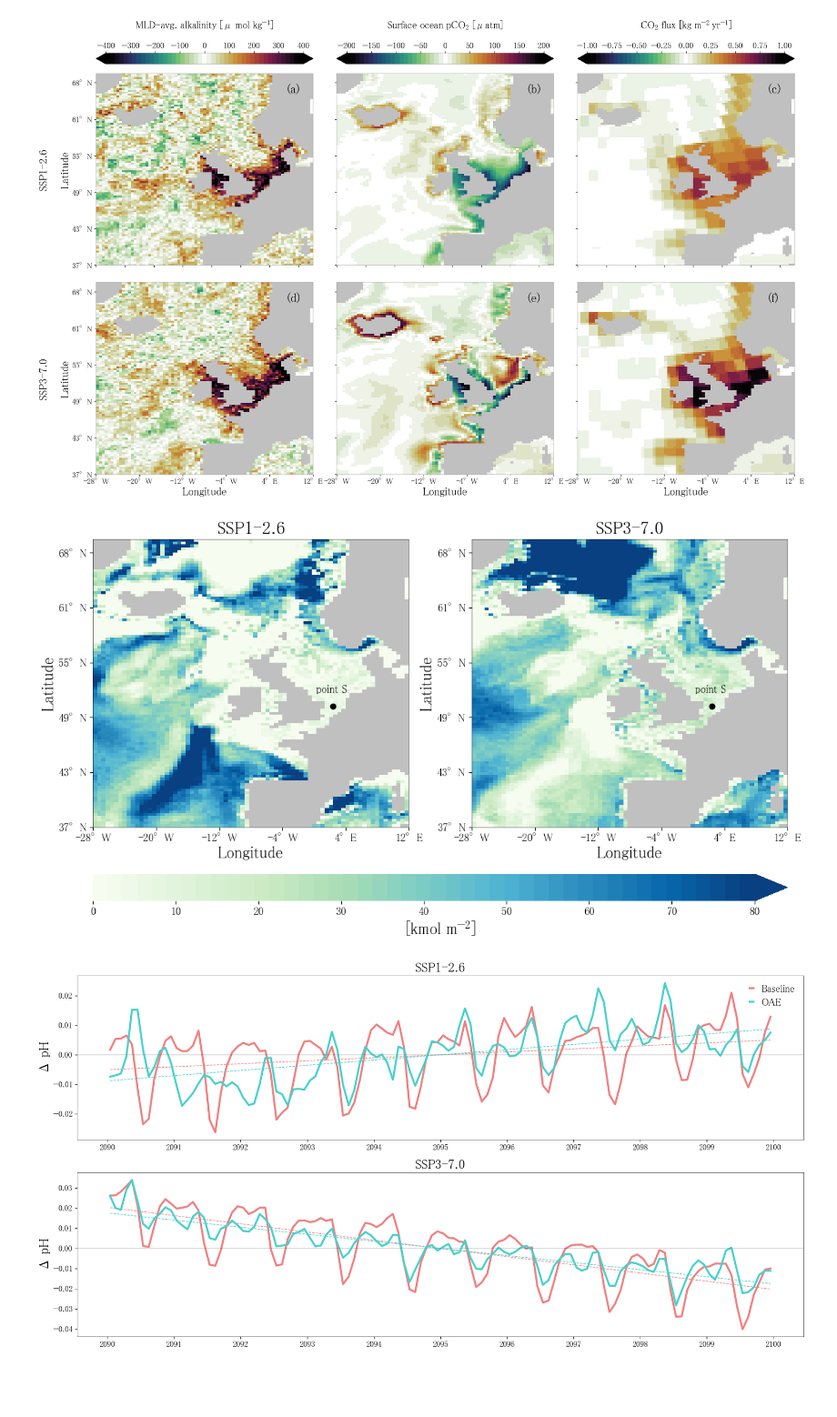
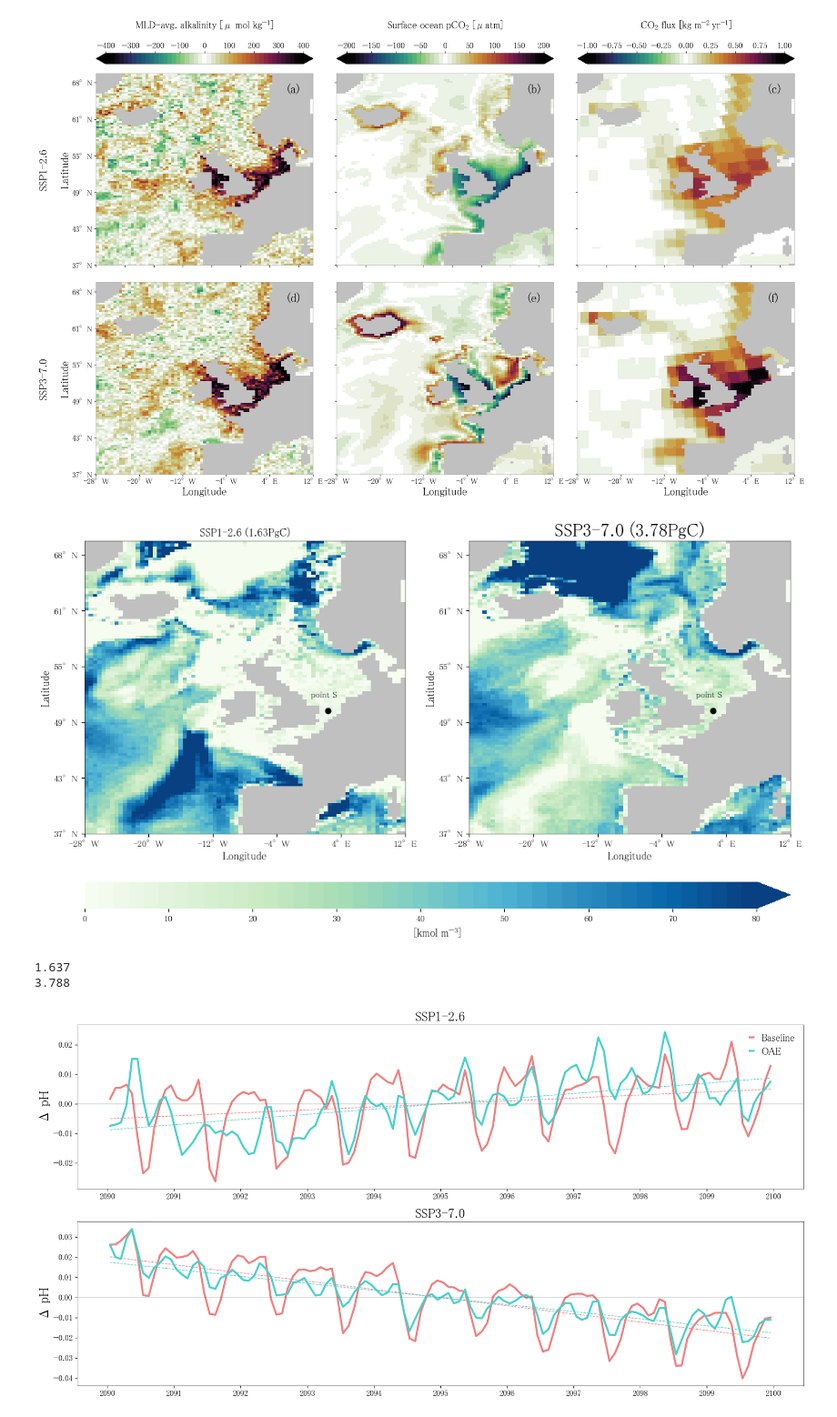
Before and after one commit to chiaraciscato/2026_ciscato_oae_seasonality, a Jupyter notebook: scripts/duplicate.ipynb, the cells around one changed output. Shown at 91% size. Cells and saved outputs as stored; diff of their text form; code cells hidden in the pictures; blank space fills up the shorter version.

```diff
--- a/scripts/duplicate.ipynb
+++ b/scripts/duplicate.ipynb
@@ -170,9 +170,10 @@ def process_scenario(var, filePath):
 
         # compute DIC integral below the mixed layer
 
-        elif var in ['DIC']:
+        elif var in ['DIC']: # umol kg-1
             mld = mld_datasets[scenario]
-            intgr = (slicing(dataset, mld, var)) * 1.025 / 1000
+                              # umol kg-1         kg m-3   mol
+            intgr = (slicing(dataset, mld, var)) * 1025 * 1e-6
             intgr = intgr.where(intgr)
             intgr = intgr.groupby('time_counter.year').mean(dim='time_counter')
 
@@ -229,10 +230,10 @@ def process_lineplot(var, filePath):
 
     return final_eu, final_point, map_amplitude, integral
 # %%
-eu_alk, ps_alk, ampl_alk, alk_integral = process_lineplot('ALK', filePath)
-eu_pco2, ps_pco2, ampl_pco2 , pco2_integral= process_lineplot('fco2', filePath)
-eu_co2flux, ps_co2flux, ampl_co2flux, co2flux_integral = process_lineplot('co2flux', filePath)
-# eu_dic, ps_dic, ampl_dic, dic_integral = process_lineplot('DIC', filePath)
+# eu_alk, ps_alk, ampl_alk, alk_integral = process_lineplot('ALK', filePath)
+# eu_pco2, ps_pco2, ampl_pco2 , pco2_integral= process_lineplot('fco2', filePath)
+# eu_co2flux, ps_co2flux, ampl_co2flux, co2flux_integral = process_lineplot('co2flux', filePath)
+eu_dic, ps_dic, ampl_dic, dic_integral = process_lineplot('DIC', filePath)
 # eu_ph, ps_ph, ampl_ph, ph_integral = process_lineplot('ph', filePath)
 # eu_mld, ps_mld, ampl_mld = process_lineplot('mld', filePath)
 # %%
@@ -389,9 +390,9 @@ cmap, norm = create_discrete_cmap(sns.color_palette("GnBu", as_cmap=True), 45)
 cmap.set_bad('silver')
 # %%
 fig, (ax1, ax2) = plt.subplots(1,2, figsize=(14, 8))
-# plt.subplots_adjust(wspace=0.07, hspace=0.05)
 
-s=12
+s=10
+m=12
 
 im = fig_plot_map(dic_integral, 'DIC', ax1, vmin=0, vmax=80, oae_index=1, base_index=0)
 im = fig_plot_map(dic_integral, 'DIC', ax2, vmin=0, vmax=80, oae_index=3, base_index=2)
@@ -405,34 +406,34 @@ for ax in axes:
     ax.set_xticks([0,15,30,45,60,75])
 
     ax.set_yticklabels(lat_label, fontsize=s)
     ax.set_xticklabels(lon_label, fontsize=s)
 
     ax.set_xlabel('Longitude', fontsize=m)
     ax.set_ylabel('Latitude', fontsize=m)
 
 for ax in [ax1,ax2]:
     ax.tick_params(axis='both', which='major', labelsize=s)
     ax.text(53, 49,'point S', fontsize=s, color='black')
     ax.plot(57, 44, marker = 'o', color='black')
 
 for location in ['left', 'bottom', 'right', 'top']:
     for ax in axes:
         ax.spines[location].set_linewidth(0.4)
 
 cbar = fig.colorbar(im, ax=[ax1,ax2], aspect=25, pad=0.12, location='bottom', extend='max')
-cbar.set_label(r'[kmol $\mathregular{m^{-2}}$]', fontsize=m)
+cbar.set_label(r'[kmol $\mathregular{m^{-3}}$]', fontsize=m)
 cbar.ax.set_frame_on(False)
 
-ax1.set_title('SSP1-2.6')
-ax2.set_title('SSP3-7.0')
+ax1.set_title('SSP1-2.6 (1.63PgC)', fontsize=m)
+ax2.set_title('SSP3-7.0 (3.78PgC)')
 
 # fig.suptitle('DIC integral below the mixed layer in SSP1-2.6 (left) and SSP3-7.0 (right)', fontsize=m)
 
 for t in cbar.ax.get_xticklabels():
      t.set_fontsize(s)
 
 pass
 
 plt.savefig('/Users/chiaraciscato/Desktop/GEOMAR/2024_ciscato_oae_seasonality/out/DICintegral.png', transparent=True)
 # %% [output]
-[figure, old version]
+[figure, new version]
@@ -439,3 +445,9 @@ plt.savefig('/Users/chiaraciscato/Desktop/GEOMAR/2024_ciscato_oae_seasonality/ou
+# %%
+print(round(ssp126['DIC'].item(), 3))
+print(round(ssp370['DIC'].item(), 3))
+# %% [output]
+1.637
+3.788
 # %%
 var = 'ph'
 
```
Also changed, not shown: parts of 1 cell of this notebook, 1 other file.
